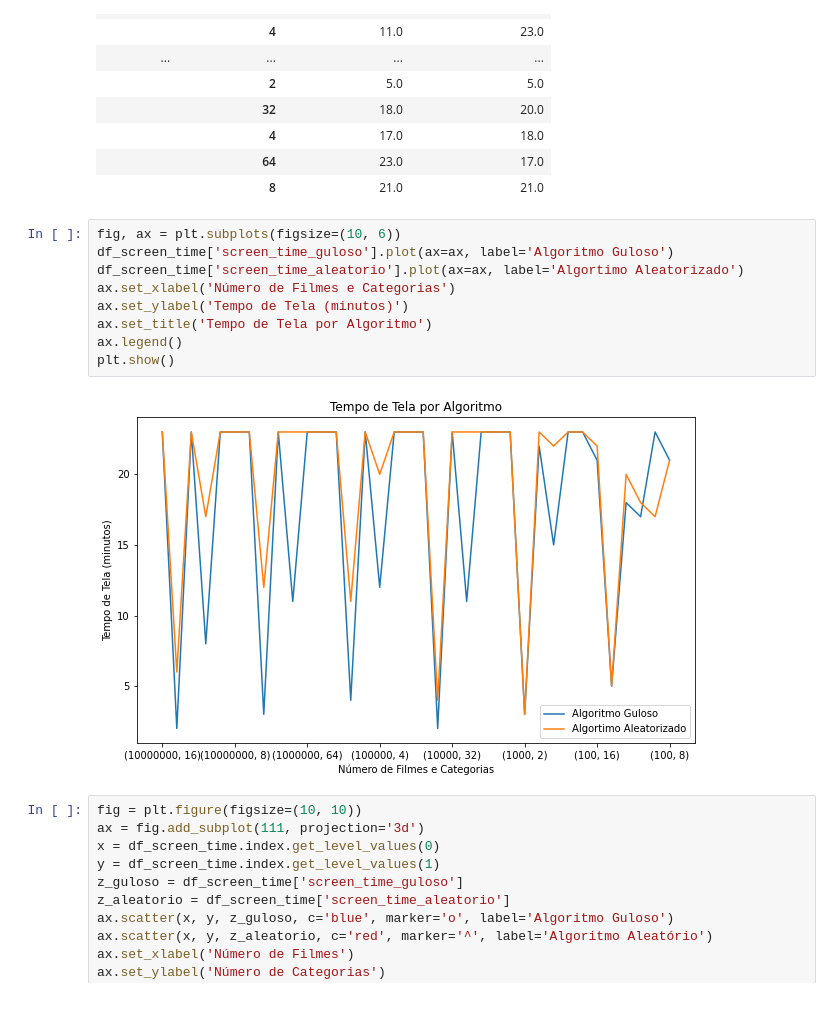
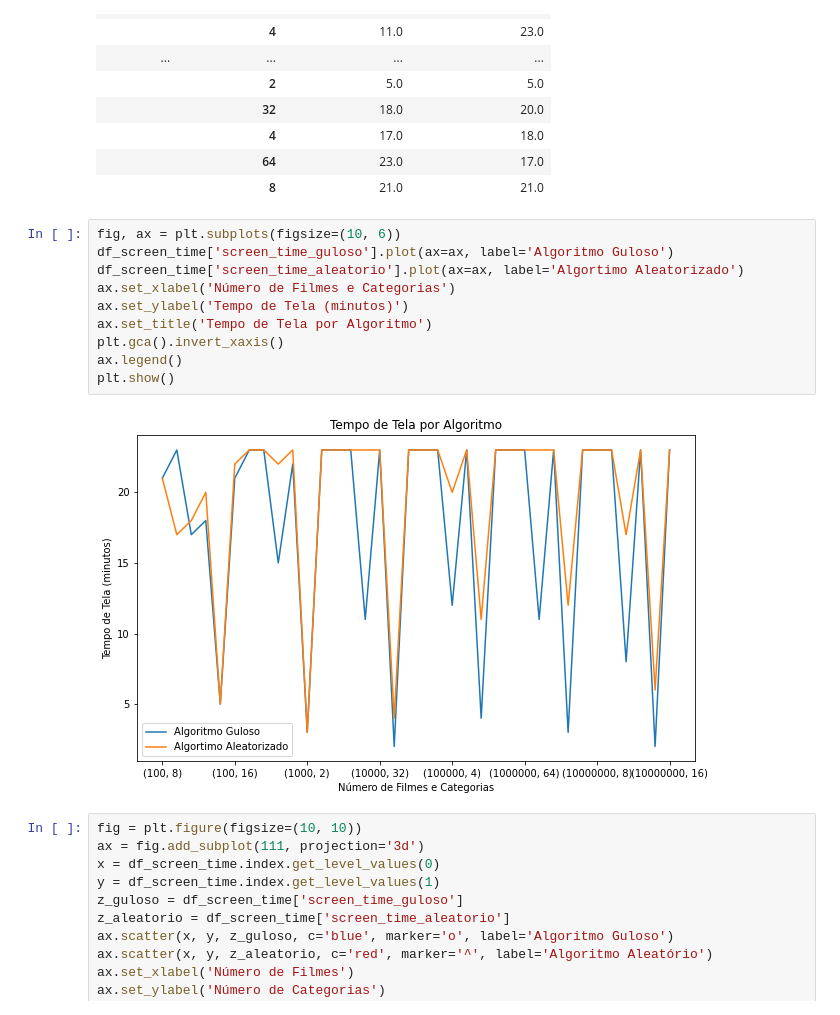
Before and after one commit to josermf2/maratonaFilmesSuperComp, a Jupyter notebook: relatorioParcial.ipynb, the cells around one changed output. Drawn from its saved outputs; the diff is of its cells as text.

```diff
--- a/relatorioParcial.ipynb
+++ b/relatorioParcial.ipynb
@@ -412,14 +433,15 @@ df_screen_time
 # %%
 fig, ax = plt.subplots(figsize=(10, 6))
 df_screen_time['screen_time_guloso'].plot(ax=ax, label='Algoritmo Guloso')
 df_screen_time['screen_time_aleatorio'].plot(ax=ax, label='Algortimo Aleatorizado')
 ax.set_xlabel('Número de Filmes e Categorias')
 ax.set_ylabel('Tempo de Tela (minutos)')
 ax.set_title('Tempo de Tela por Algoritmo')
+plt.gca().invert_xaxis()
 ax.legend()
 plt.show()
 # %% [output]
-[figure, old version]
+[figure, new version]
 # %%
 fig = plt.figure(figsize=(10, 10))
 ax = fig.add_subplot(111, projection='3d')
```
Also changed, not shown: parts of 9 cells of this notebook, 5 other files.
